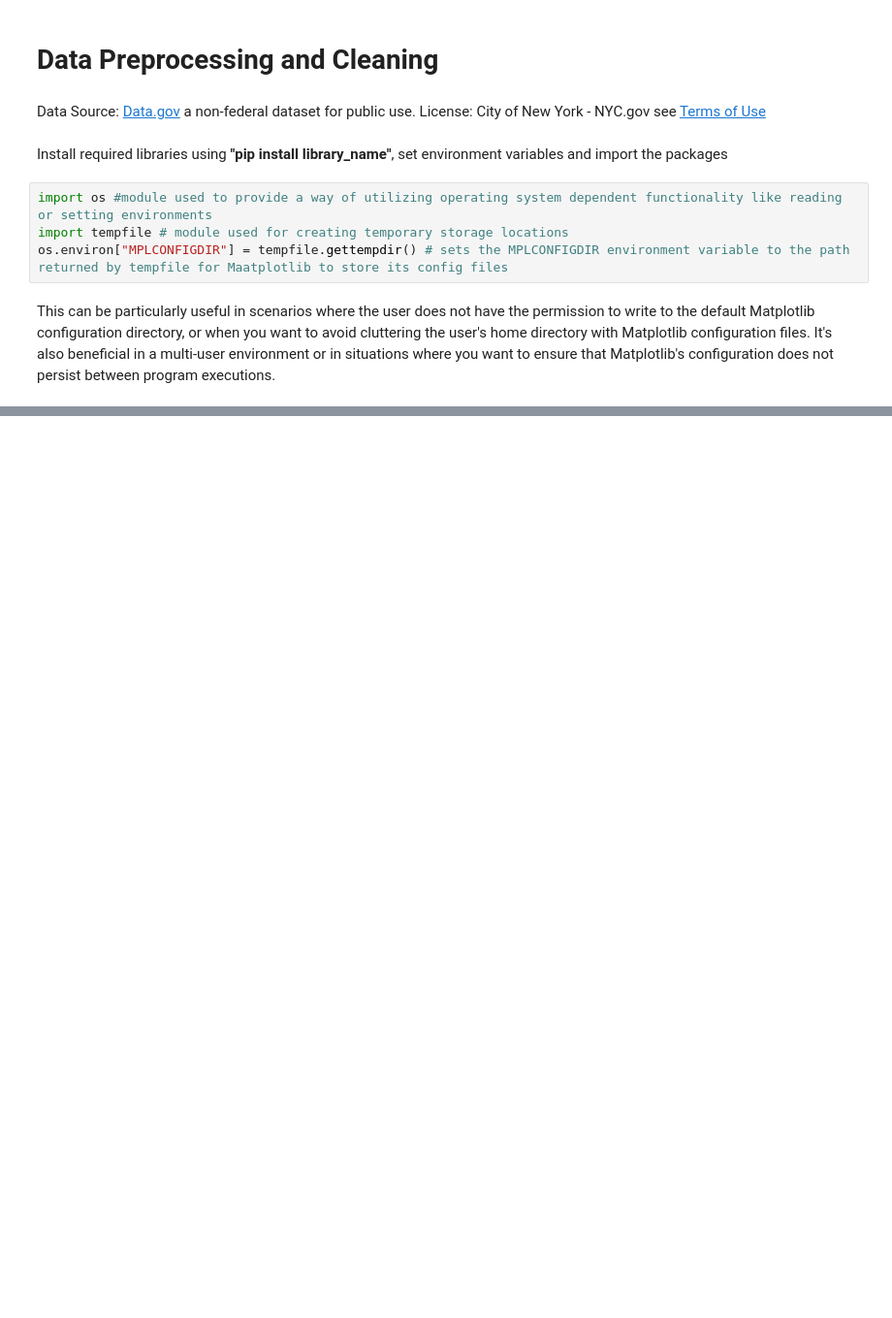
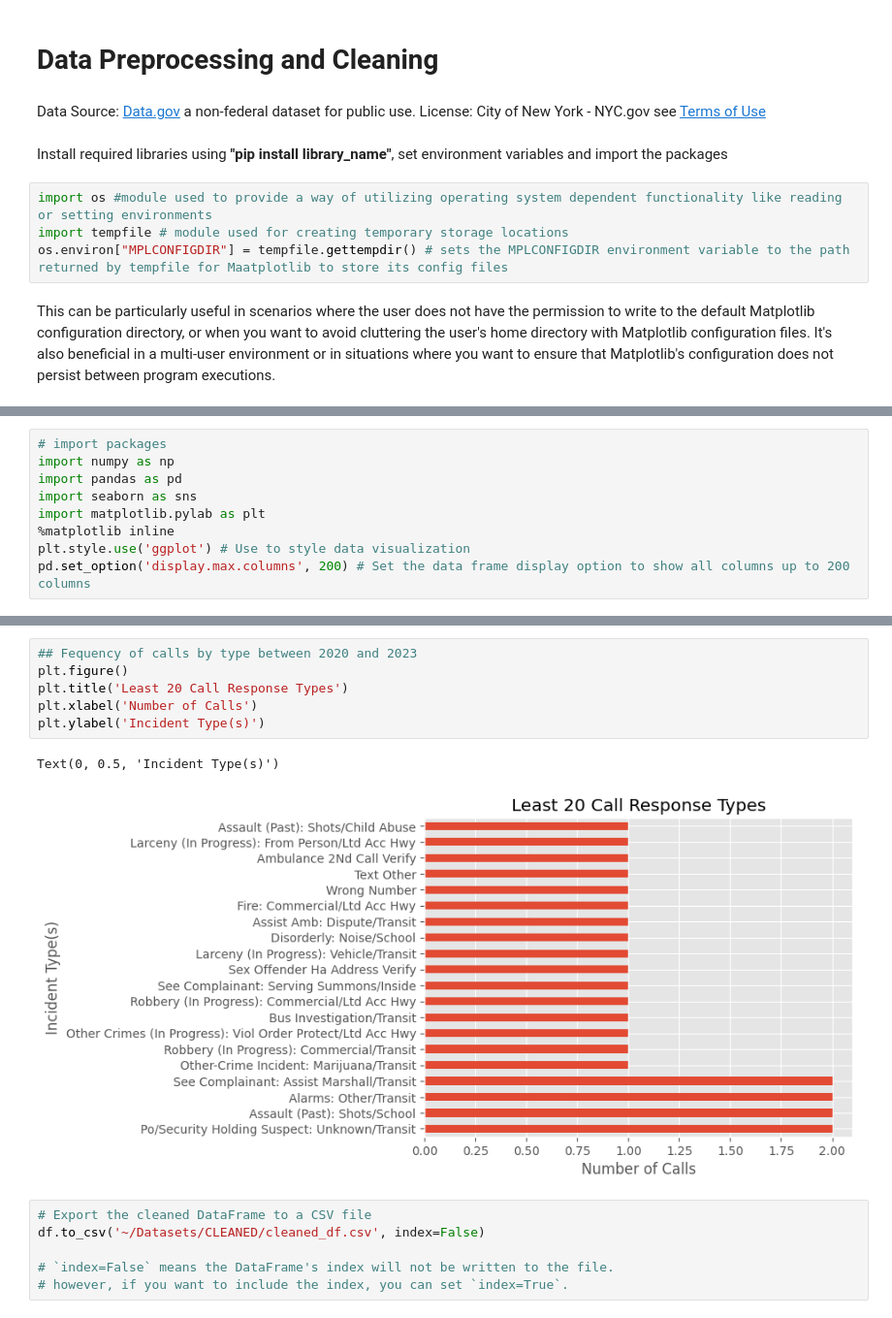
Before and after one commit to RaphRivers/Analysis-of-NYPD-911-Calls-Data-for-Enhanced-Public-Safety, a Jupyter notebook: notebook/data-preprocessing.ipynb, the cells around one changed output, grey strips where cells are left out. Shown: that part at 97% size. Cells and saved outputs as stored; diff of their text form; blank space fills up the shorter version.

```diff
--- a/notebook/data-preprocessing.ipynb
+++ b/notebook/data-preprocessing.ipynb
@@ -314,0 +14,9 @@ df.to_csv('/home/jupyter-raphrivers/Dataset/CLEANED/cleaned_df.csv', index=False
+# %%
+# import packages
+import numpy as np
+import pandas as pd
+import seaborn as sns
+import matplotlib.pylab as plt
+%matplotlib inline
+plt.style.use('ggplot') # Use to style data visualization
+pd.set_option('display.max.columns', 200) # Set the data frame display option to show all columns up to 200 columns
@@ -314,0 +441,15 @@ df.to_csv('/home/jupyter-raphrivers/Dataset/CLEANED/cleaned_df.csv', index=False
+# %%
+## Fequency of calls by type between 2020 and 2023
+plt.figure()
+plt.title('Least 20 Call Response Types')
+plt.xlabel('Number of Calls')
+plt.ylabel('Incident Type(s)')
+# %% [output]
+Text(0, 0.5, 'Incident Type(s)')
+[figure, added]
+# %%
+# Export the cleaned DataFrame to a CSV file
+df.to_csv('~/Datasets/CLEANED/cleaned_df.csv', index=False)
+
+# `index=False` means the DataFrame's index will not be written to the file.
+# however, if you want to include the index, you can set `index=True`.
```
Also changed, not shown: parts of 92 cells of this notebook.
